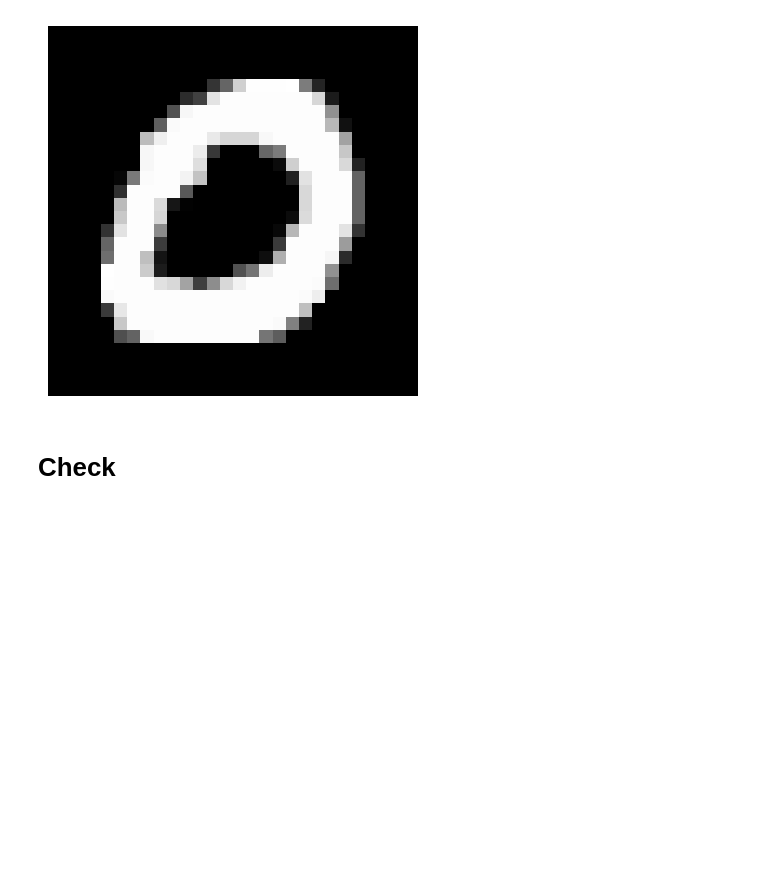
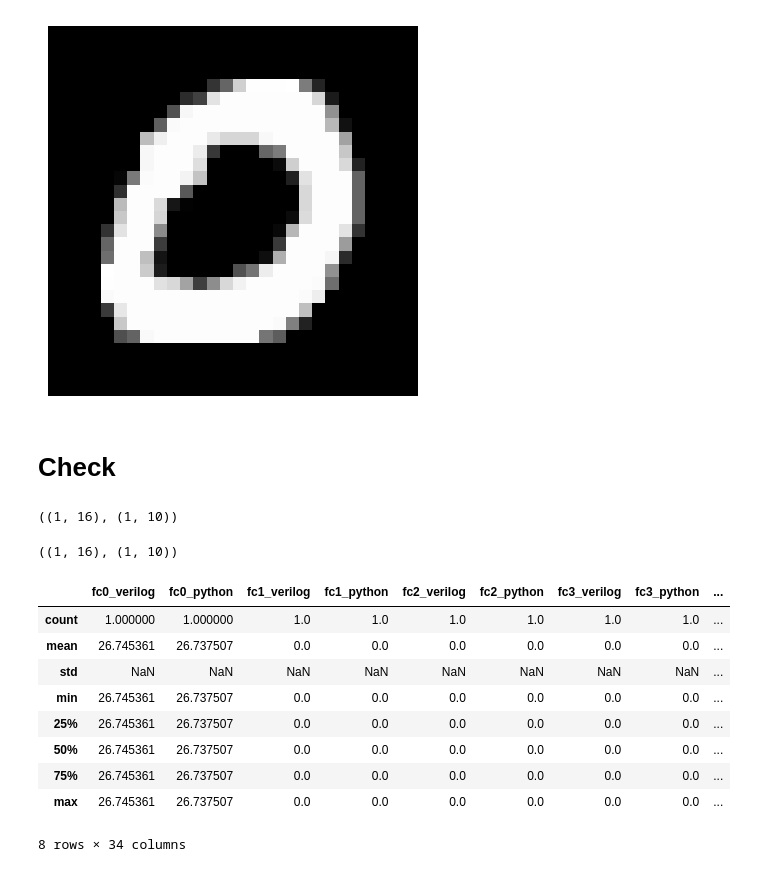
Before and after one commit to alexchtst/skripsi-train-model, a Jupyter notebook: verilog-python-diff/check-dense.ipynb, the cells around one changed output. Saved outputs shown, nothing was run; the diff lists cells and outputs as text; code cells hidden in the pictures; blank space fills up the shorter version.

Commit message:
finished check dense block

```diff
--- a/verilog-python-diff/check-dense.ipynb
+++ b/verilog-python-diff/check-dense.ipynb
@@ -262,7 +291,7 @@ def load_mem_image(file_path, shape=(28, 28), normalize=True):
 
     return arr
 # %%
-img = load_mem_image("./image-hex-gen/mnist_img_0/img_0.mem")
+img = load_mem_image("./image-hex-gen/mnist_img_0/img_0.mem", normalize=False)
 
 print(img.shape)
 print(img.min(), img.max())
@@ -289,9 +443,54 @@ def blcok_dense(x):
     res = conv2.forward(res)
     res = pool.forward(res)
     res = conv3.forward(res)
+    res = pool.forward(res)
     res = flatten.forward(res)
-    res = neural1.forward(res)
-    res = neural2.forward(res)
-    print(res.shape)
+    fc1_out = neural1.forward(res)
+    fc2_out = neural2.forward(fc1_out)
+    # print(fc1_out.shape, fc2_out.shape)
 
-    return res
+    return fc1_out, fc2_out
+# %%
+img = img.reshape(1, 28, 28)
+fc1_res, fc2_res = blcok_dense(img)
+
+fc1_res.shape, fc2_res.shape
+# %% [output]
+((1, 16), (1, 10))
+# %%
+import pandas as pd
+
+verilog_fc1_res_img_label0 = './fpga-behave-simulations/blockdense/label0/img_0_fc1.csv'
+verilog_fc2_res_img_label0 = './fpga-behave-simulations/blockdense/label0/img_0_fc2.csv'
+
+verilog_fc1 = pd.read_csv(verilog_fc1_res_img_label0).values
+verilog_fc2 = pd.read_csv(verilog_fc2_res_img_label0).values
+# %%
+verilog_fc1.shape, verilog_fc2.shape
+# %% [output]
+((1, 16), (1, 10))
+# %%
+fc1_diff = compare_numpy_vs_verilog(
+    python_res=fc1_res,
+    verilog_res=verilog_fc1,
+    row_count=1,
+    channel_count=16,
+    prefix="fc",
+    frac_bits=14,
+    bit_width=24,
+    verilog_is_fixed=True,
+    quant_mode="round"
+)
+
+fc1_diff.describe()
+# %% [output]
+|  | fc0_verilog | fc0_python | fc1_verilog | fc1_python | fc2_verilog | fc2_python | fc3_verilog | fc3_python | ... |
+| count | 1.000000 | 1.000000 | 1.0 | 1.0 | 1.0 | 1.0 | 1.0 | 1.0 | ... |
+| mean | 26.745361 | 26.737507 | 0.0 | 0.0 | 0.0 | 0.0 | 0.0 | 0.0 | ... |
+| std | NaN | NaN | NaN | NaN | NaN | NaN | NaN | NaN | ... |
+| min | 26.745361 | 26.737507 | 0.0 | 0.0 | 0.0 | 0.0 | 0.0 | 0.0 | ... |
+| 25% | 26.745361 | 26.737507 | 0.0 | 0.0 | 0.0 | 0.0 | 0.0 | 0.0 | ... |
+| 50% | 26.745361 | 26.737507 | 0.0 | 0.0 | 0.0 | 0.0 | 0.0 | 0.0 | ... |
+| 75% | 26.745361 | 26.737507 | 0.0 | 0.0 | 0.0 | 0.0 | 0.0 | 0.0 | ... |
+| max | 26.745361 | 26.737507 | 0.0 | 0.0 | 0.0 | 0.0 | 0.0 | 0.0 | ... |
+8 rows × 34 columns
```
Also changed, not shown: parts of 15 cells of this notebook, 12 other files.
